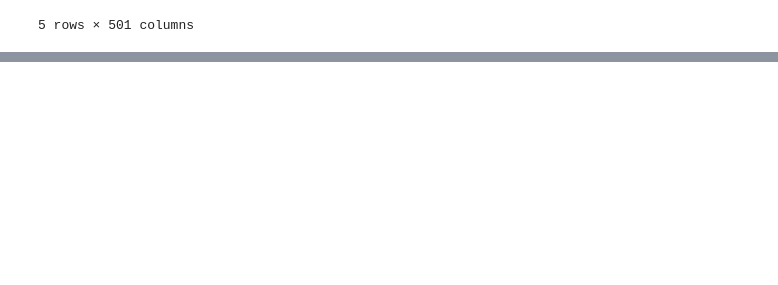
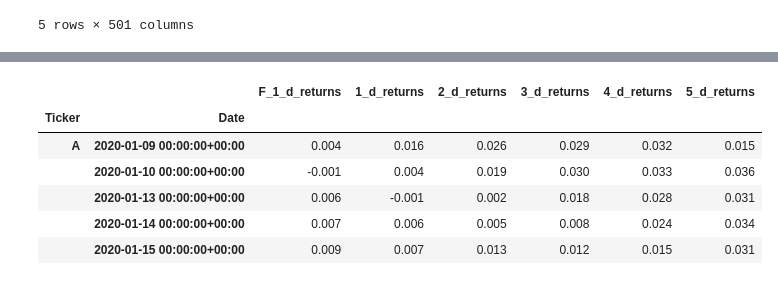
Before and after one commit to Corey-Holton/Group_project_2, a Jupyter notebook: notebooks/corey_exploration/New.ipynb, the cells around one changed output, grey strips where cells are left out. Drawn from its saved outputs; the diff is of its cells as text; code cells hidden in the pictures; blank space fills up the shorter version.

```diff
--- a/notebooks/corey_exploration/New.ipynb
+++ b/notebooks/corey_exploration/New.ipynb
@@ -111,0 +144,12 @@ Date                                              ...
+# %%
+# Drop rows with any NaN values
+total_returns.dropna(axis=0, how='any', inplace=True)
+total_returns.head(5)
+# %% [output]
+|  |  | F_1_d_returns | 1_d_returns | 2_d_returns | 3_d_returns | 4_d_returns | 5_d_returns |
+| Ticker | Date |  |  |  |  |  |  |
+| A | 2020-01-09 00:00:00+00:00 | 0.004 | 0.016 | 0.026 | 0.029 | 0.032 | 0.015 |
+|  | 2020-01-10 00:00:00+00:00 | -0.001 | 0.004 | 0.019 | 0.030 | 0.033 | 0.036 |
+|  | 2020-01-13 00:00:00+00:00 | 0.006 | -0.001 | 0.002 | 0.018 | 0.028 | 0.031 |
+|  | 2020-01-14 00:00:00+00:00 | 0.007 | 0.006 | 0.005 | 0.008 | 0.024 | 0.034 |
+|  | 2020-01-15 00:00:00+00:00 | 0.009 | 0.007 | 0.013 | 0.012 | 0.015 | 0.031 |
```
Also changed, not shown: parts of 20 cells of this notebook, 1 other file.
